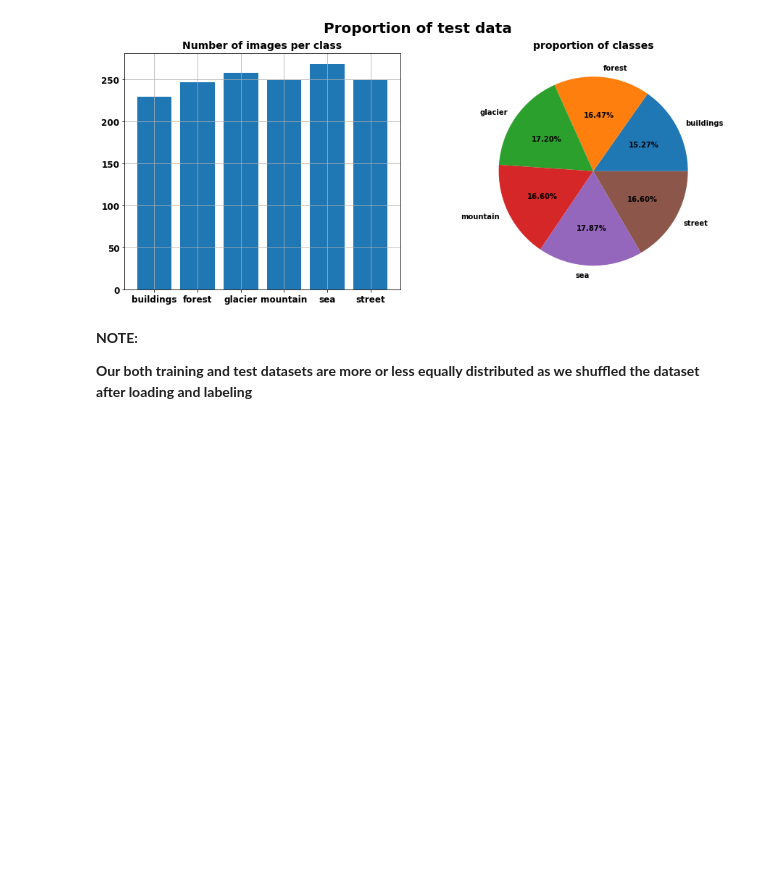
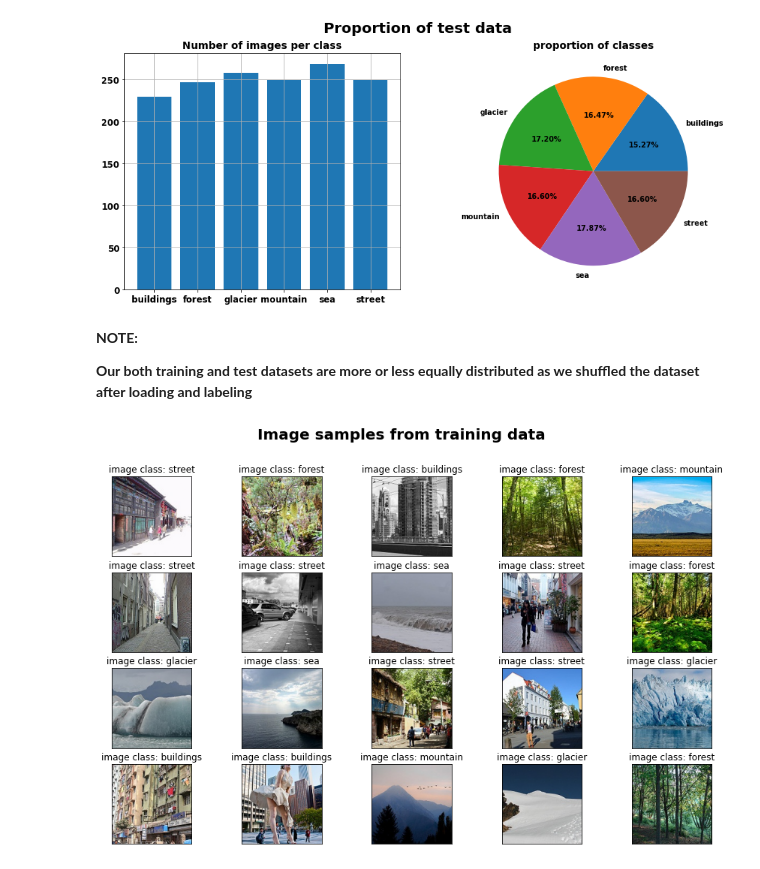
Before and after one commit to avikumart/Computer-vision, a Jupyter notebook: computervision-intel-image-clf.ipynb, the cells around one changed output. Cells and saved outputs as stored; diff of their text form; code cells hidden in the pictures; blank space fills up the shorter version.

Commit message:
Kaggle Notebook | [ComputerVision]Intel_Image_classification_project | Version 6

```diff
--- a/computervision-intel-image-clf.ipynb
+++ b/computervision-intel-image-clf.ipynb
@@ -177,3 +175,17 @@ test_d = proportion_labels(tst_labels, "test")
 **NOTE:**
 
 **Our both training and test datasets are more or less equally distributed as we shuffled the dataset after loading and labeling**
+# %%
+## plot 3*5 visualization of images
+plt.figure(figsize=(15,9))
+for idx, label in enumerate(trn_labels[:20]):
+    plt.subplot(4,5, idx+1)
+    plt.imshow(trn_images_norm[idx])
+    plt.xticks([])
+    plt.yticks([])
+    plt.title(f'image class: {class_names[label]}')
+
+plt.suptitle(f'Image samples from training data', size=20, weight='bold')
+plt.show()
+# %% [output]
+[figure, added]
```
Also changed, not shown: parts of 4 cells of this notebook.
